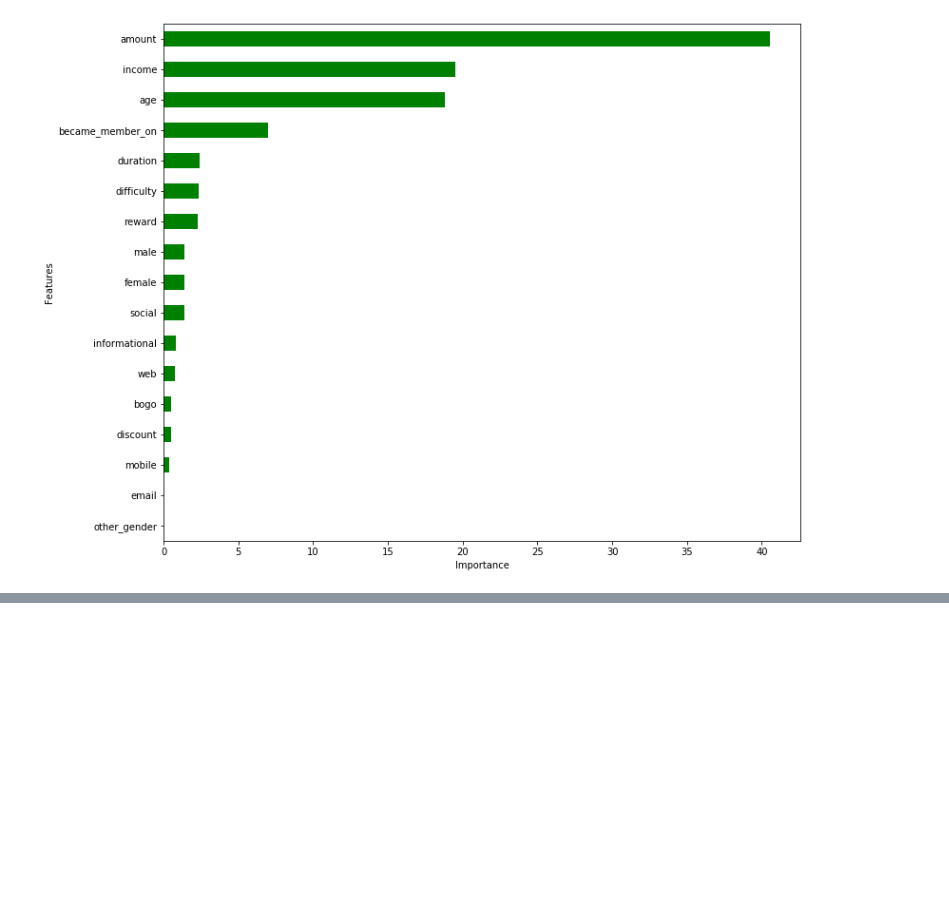
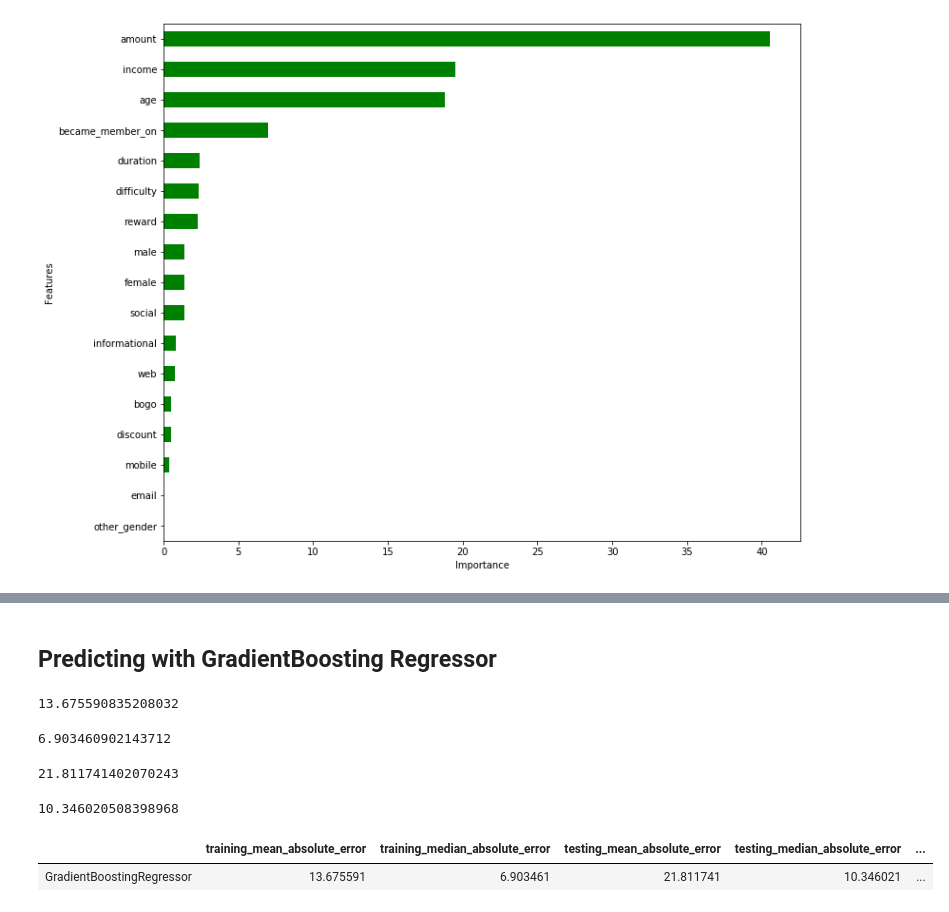
Before and after one commit to amitborkar98/Starbucks-capstone, a Jupyter notebook: Starbucks_Capstone_notebook.ipynb, the cells around one changed output, grey strips where cells are left out. Drawn from its saved outputs; the diff is of its cells as text; code cells hidden in the pictures; blank space fills up the shorter version.

```diff
--- a/Starbucks_Capstone_notebook.ipynb
+++ b/Starbucks_Capstone_notebook.ipynb
@@ -1699,0 +1764,2 @@ plt.show();
+# %% [markdown]
+## Predicting with GradientBoosting Regressor
@@ -1699,0 +1768,39 @@ plt.show();
+# %%
+gb.fit(X_train, y_train)
+train_pred = gb.predict(X_train)
+gb_train_mean_error = mean_absolute_error(train_pred, y_train)
+gb_train_mean_error
+# %% [output]
+13.675590835208032
+# %%
+gb_train_median_error = median_absolute_error(train_pred, y_train)
+gb_train_median_error
+# %% [output]
+6.903460902143712
+# %%
+gb.fit(X_train, y_train)
+pred = gb.predict(X_test)
+gb_test_mean_error = mean_absolute_error(pred, y_test)
+gb_test_mean_error
+# %% [output]
+21.811741402070243
+# %%
+gb_test_median_error =median_absolute_error(pred, y_test)
+gb_test_median_error
+# %% [output]
+10.346020508398968
+# %%
+d = { 'training_mean_absolute_error': gb_train_mean_error,
+     'training_median_absolute_error': gb_train_median_error,
+     'testing_mean_absolute_error': gb_test_mean_error,
+     'testing_median_absolute_error': gb_test_median_error,
+     'best_parameters(random_state)': 1 ,
+     'best_parameters(n_estimators)': 100,
+     'best_parameters(max_depth)': 10 ,
+      'best_parameters(subsample)': 1 ,
+     'best_parameters(max_features)': 0.8 ,}
+GradientBoostingRegressor =  pd.DataFrame(data = d, index= ['GradientBoostingRegressor'])
+GradientBoostingRegressor
+# %% [output]
+|  | training_mean_absolute_error | training_median_absolute_error | testing_mean_absolute_error | testing_median_absolute_error | ... |
+| GradientBoostingRegressor | 13.675591 | 6.903461 | 21.811741 | 10.346021 | ... |
```
Also changed, not shown: parts of 20 cells of this notebook, 2 other files.
